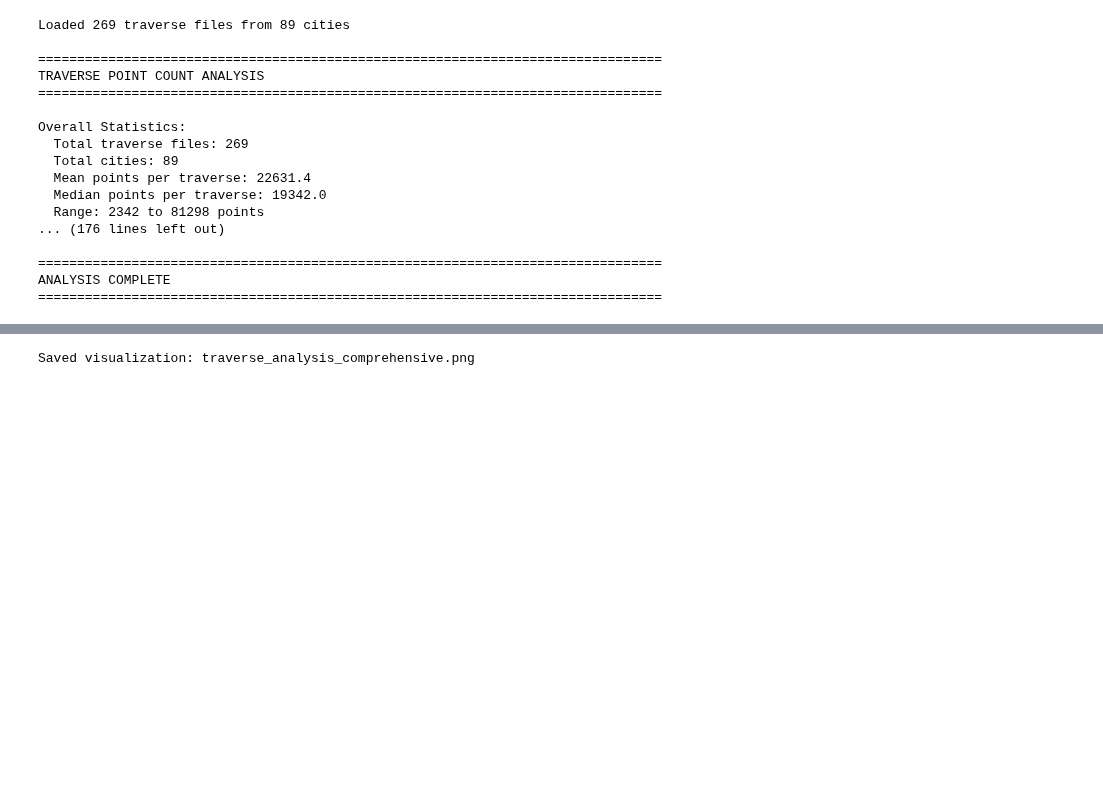
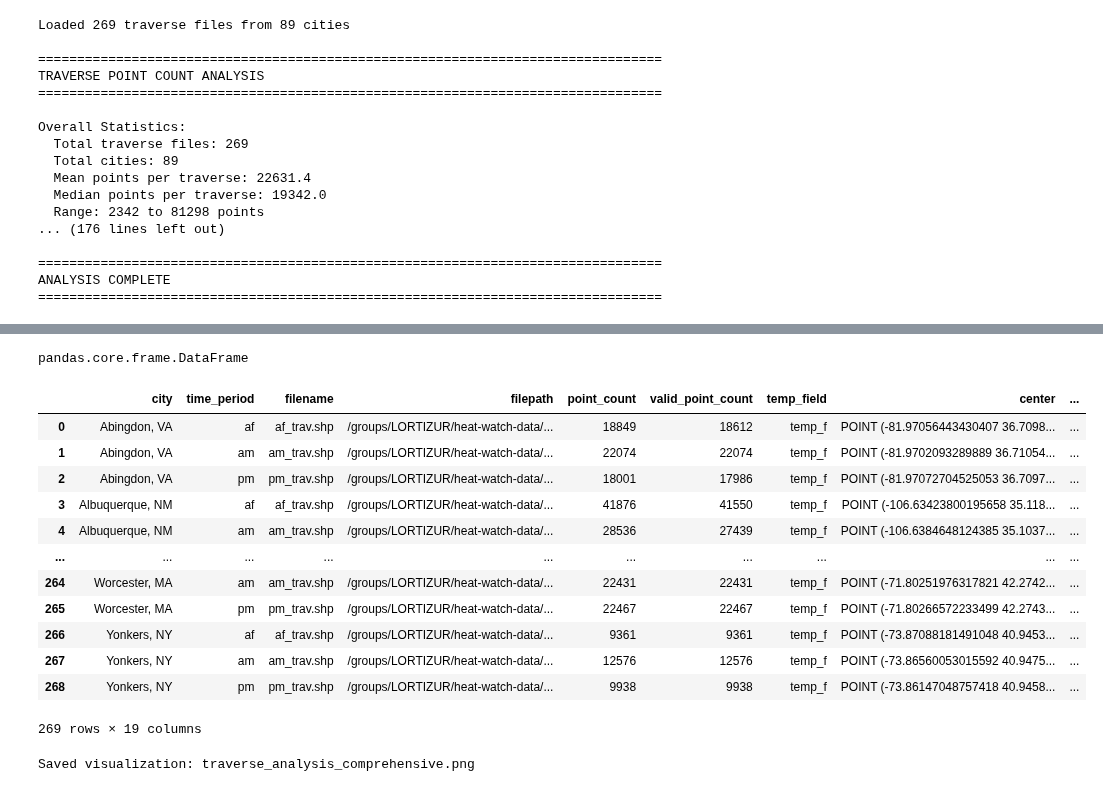
Before and after one commit to anlawyer/heat-watch-analysis, a Jupyter notebook: initial-traverse-analysis.ipynb, the cells around one changed output, grey strips where cells are left out. Drawn from its saved outputs; the diff is of its cells as text; code cells hidden in the pictures; blank space fills up the shorter version.

```diff
--- a/initial-traverse-analysis.ipynb
+++ b/initial-traverse-analysis.ipynb
@@ -79,6 +79,7 @@ class TraverseDatasetAnalyzer:
             return {
                 'gdf': gdf,
                 'temp_field': temp_field,
+                'center': gdf.geometry.unary_union.centroid,
                 'point_count': len(gdf),
                 'valid_point_count': len(valid_temps),
                 'nodata_count': nodata_count,
@@ -135,6 +136,7 @@ class TraverseDatasetAnalyzer:
                             'point_count': traverse_info['point_count'],
                             'valid_point_count': len(temps),
                             'temp_field': traverse_info['temp_field'],
+                            'center': traverse_info['center'],
                             'mean_temp': np.mean(temps),
                             'median_temp': np.median(temps),
                             'std_temp': np.std(temps),
@@ -359,6 +361,8 @@ def export_results(df, outlier_df, output_dir='./analysis_results'):
     output_dir = Path(output_dir)
     output_dir.mkdir(exist_ok=True)
 
+    df.to_csv(output_dir/'dataframe.csv')
+
     # Summary by city
     city_summary = df.groupby('city').agg({
         'point_count': ['mean', 'sum'],
@@ -445,3 +494,23 @@ ANALYSIS COMPLETE
+# %%
+type(centers)
+# %% [output]
+pandas.core.frame.DataFrame
+# %%
+df
+# %% [output]
+|  | city | time_period | filename | filepath | point_count | valid_point_count | temp_field | center | ... |
+| 0 | Abingdon, VA | af | af_trav.shp | /groups/LORTIZUR/heat-watch-data/... | 18849 | 18612 | temp_f | POINT (-81.97056443430407 36.7098... | ... |
+| 1 | Abingdon, VA | am | am_trav.shp | /groups/LORTIZUR/heat-watch-data/... | 22074 | 22074 | temp_f | POINT (-81.9702093289889 36.71054... | ... |
+| 2 | Abingdon, VA | pm | pm_trav.shp | /groups/LORTIZUR/heat-watch-data/... | 18001 | 17986 | temp_f | POINT (-81.97072704525053 36.7097... | ... |
+| 3 | Albuquerque, NM | af | af_trav.shp | /groups/LORTIZUR/heat-watch-data/... | 41876 | 41550 | temp_f | POINT (-106.63423800195658 35.118... | ... |
+| 4 | Albuquerque, NM | am | am_trav.shp | /groups/LORTIZUR/heat-watch-data/... | 28536 | 27439 | temp_f | POINT (-106.6384648124385 35.1037... | ... |
+| ... | ... | ... | ... | ... | ... | ... | ... | ... | ... |
+| 264 | Worcester, MA | am | am_trav.shp | /groups/LORTIZUR/heat-watch-data/... | 22431 | 22431 | temp_f | POINT (-71.80251976317821 42.2742... | ... |
+| 265 | Worcester, MA | pm | pm_trav.shp | /groups/LORTIZUR/heat-watch-data/... | 22467 | 22467 | temp_f | POINT (-71.80266572233499 42.2743... | ... |
+| 266 | Yonkers, NY | af | af_trav.shp | /groups/LORTIZUR/heat-watch-data/... | 9361 | 9361 | temp_f | POINT (-73.87088181491048 40.9453... | ... |
+| 267 | Yonkers, NY | am | am_trav.shp | /groups/LORTIZUR/heat-watch-data/... | 12576 | 12576 | temp_f | POINT (-73.86560053015592 40.9475... | ... |
+| 268 | Yonkers, NY | pm | pm_trav.shp | /groups/LORTIZUR/heat-watch-data/... | 9938 | 9938 | temp_f | POINT (-73.86147048757418 40.9458... | ... |
+269 rows × 19 columns
 # %%
 def create_visualizations(df):
     """Create comprehensive visualizations"""
```
Also changed, not shown: parts of 4 cells of this notebook, 2 other files.
